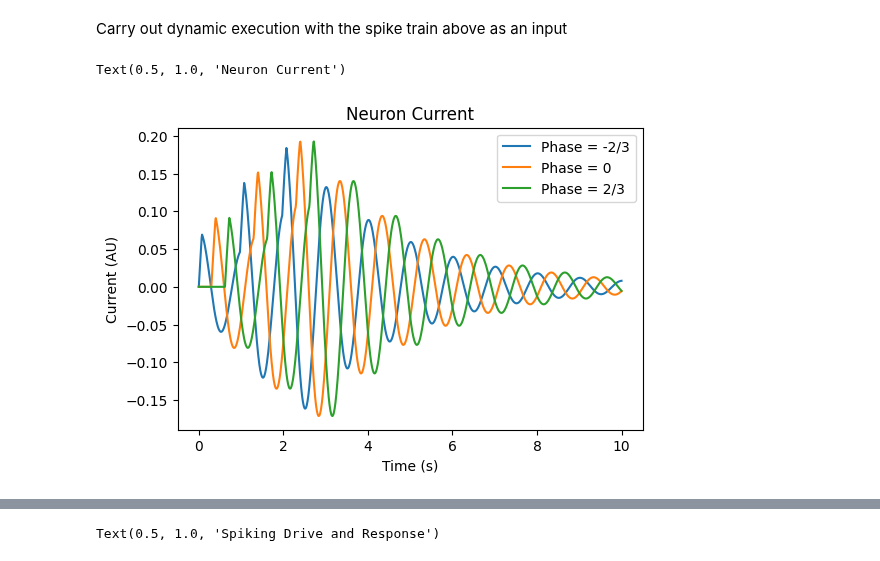
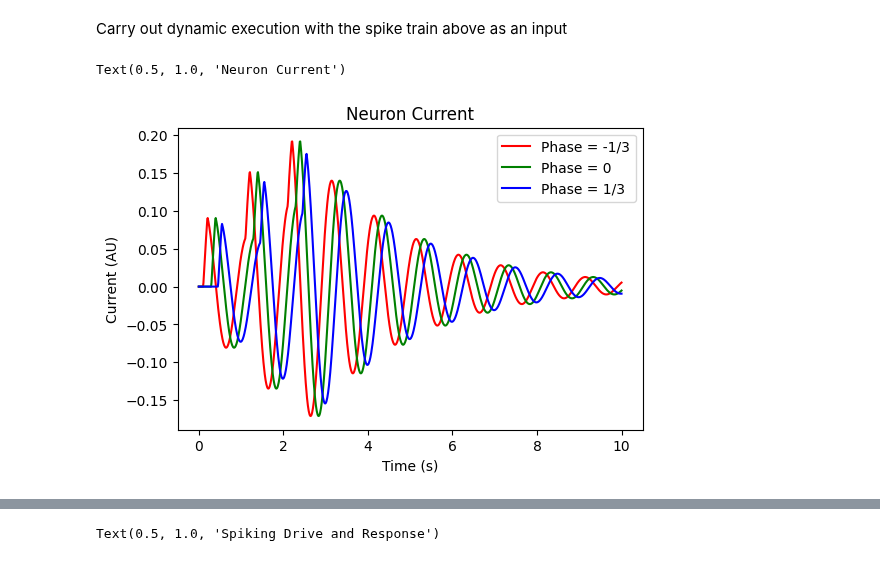
Before and after one commit to wilkieolin/phasor_networks, a Jupyter notebook: phasor neuron identity.ipynb, the cells around one changed output, grey strips where cells are left out. Cells and saved outputs as stored; diff of their text form; code cells hidden in the pictures.

```diff
--- a/phasor neuron identity.ipynb
+++ b/phasor neuron identity.ipynb
@@ -60,6 +60,7 @@ array([[-0.95      , -0.912     , -0.874     , -0.836     , -0.798     ,
          0.95      ]], dtype=float32)>
 # %%
 clayer = model.layers[0]
+clayer.max_step = 0.01
 # %%
 """
 Convert real-valued phases into a spike train for the model in this notebook.
@@ -107,16 +108,17 @@ out_spikes = clayer.call_dynamic(in_spikes, save_solutions=True)
 # %%
 sol = clayer.solutions[0]
 # %%
-phase_inds = [0,17,34]
-phase_lbls = ["Phase = -2/3", "Phase = 0", "Phase = 2/3"]
+phase_inds = [7,17,25]
+phase_lbls = ["Phase = -1/3", "Phase = 0", "Phase = 1/3"]
+colors = ["red", "green", "blue"]
 
 plt.figure(dpi=dpi)
 for (i,pltind) in enumerate(phase_inds):
-    plt.plot(sol.t, np.real(sol.y)[pltind:pltind+1,:].transpose(), label=phase_lbls[i]);
+    plt.plot(sol.t, np.real(sol.y)[pltind:pltind+1,:].transpose(), label=phase_lbls[i], color=colors[i]);
 plt.legend()
 plt.xlabel("Time (s)")
 plt.ylabel("Current (AU)")
 plt.title("Neuron Current")
 # %% [output]
 Text(0.5, 1.0, 'Neuron Current')
-[figure, old version]
+[figure, new version]
```
Also changed, not shown: parts of 9 cells of this notebook, 5 other files.
